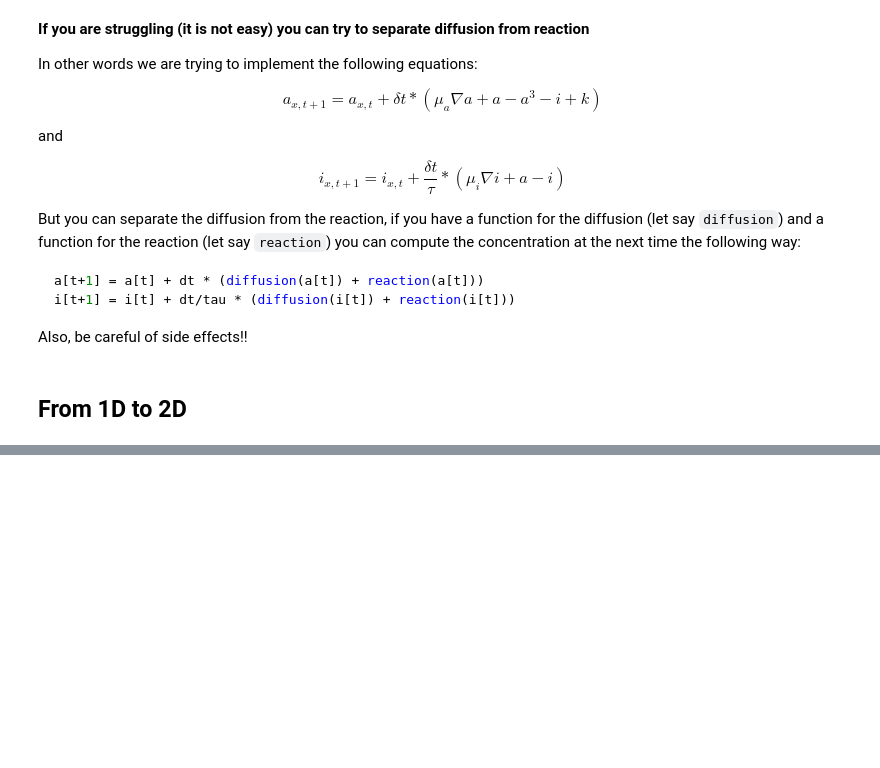
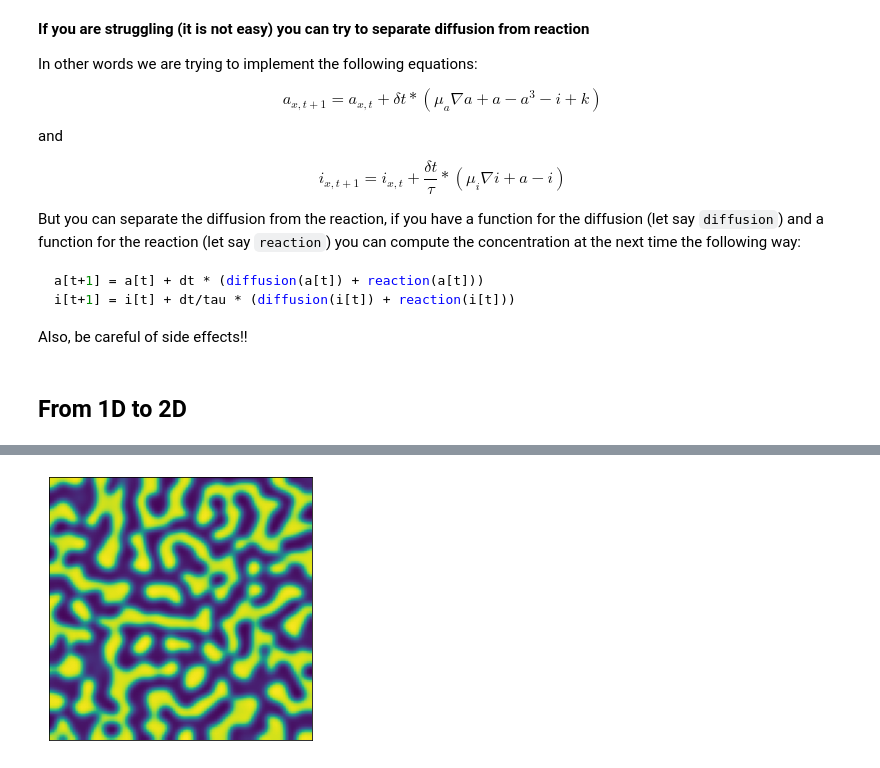
Before and after one commit to GuignardLab/CMB-M2-Coding-Turing, a Jupyter notebook: notebooks/6.Modeling_diffusion.ipynb, the cells around one changed output, grey strips where cells are left out. Saved outputs shown, nothing was run; the diff lists cells and outputs as text; code cells hidden in the pictures; blank space fills up the shorter version.

```diff
--- a/notebooks/6.Modeling_diffusion.ipynb
+++ b/notebooks/6.Modeling_diffusion.ipynb
@@ -195,0 +198,45 @@ a.save3D("test.gif", nb_steps=2)
+# %%
+from turing_models import TuringInit
+import numpy as np
+from scipy.ndimage import convolve
+
+
+class Turing(TuringInit):
+    kernel = [
+        [0, 1, 0],
+        [1, 0, 1],
+        [0, 1, 0],
+    ]
+
+    def diffusion(self, arr, mu):
+        income = convolve(arr, self.kernel, mode='constant', cval=0)
+        return mu * (income - self.neighbours*arr) / (self.dx * self.dy)
+
+    def reaction_A(self, a, i):
+        return a - a**3 - i + self.k
+
+    def reaction_I(self, a, i):
+        return a - i
+
+    def run(self):
+        for t in range(self.n-1):
+            a = self.A[t].copy()
+            i = self.I[t].copy()
+            self.A[t+1] = a + self.dt * (self.diffusion(a, self.mu_a) + self.reaction_A(a, i))
+            self.I[t+1] = i + self.dt * (self.diffusion(i, self.mu_i) + self.reaction_I(a, i)) / self.tau
+
+    def __init__(self, **kwargs):
+        super().__init__(**kwargs)
+        np.random.seed(0)
+        self.A = np.zeros((self.n, self.size, self.size))
+        self.A[0] = np.random.random((self.size, self.size))*2 - 1
+        self.I = np.zeros((self.n, self.size, self.size))
+        self.I[0] = np.random.random((self.size, self.size))*2 - 1
+        self.neighbours = convolve(np.ones_like(self.A[0]), self.kernel, mode='constant', cval=0)
+# %%
+model = Turing()
+model.run()
+model.plot_reactions()
+# model.save3D("Parameters.gif", nb_steps=200) # <- You can use that to save your result as a gif
+# %% [output]
+[figure, added]
```
Also changed, not shown: parts of 11 cells of this notebook, 3 other files.
